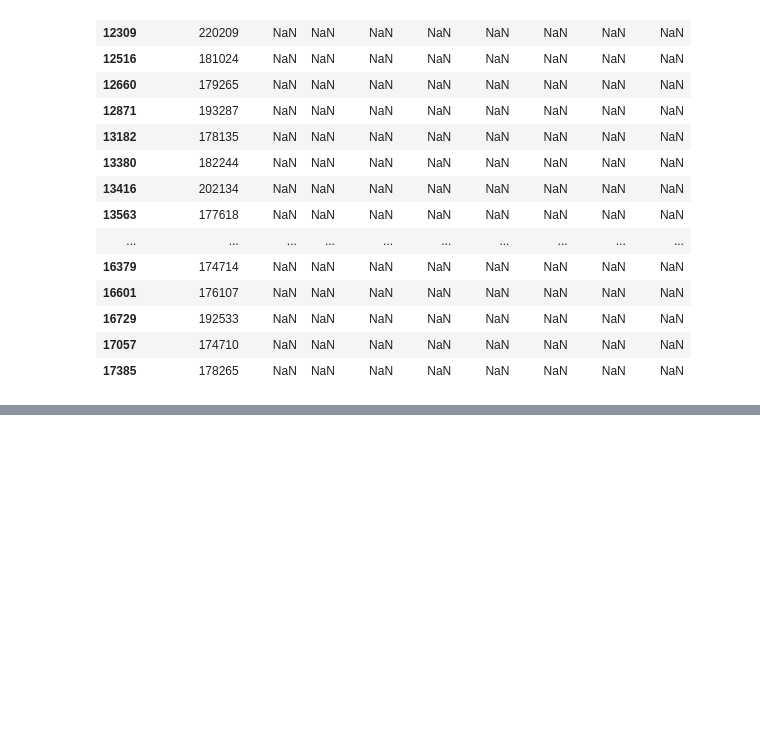
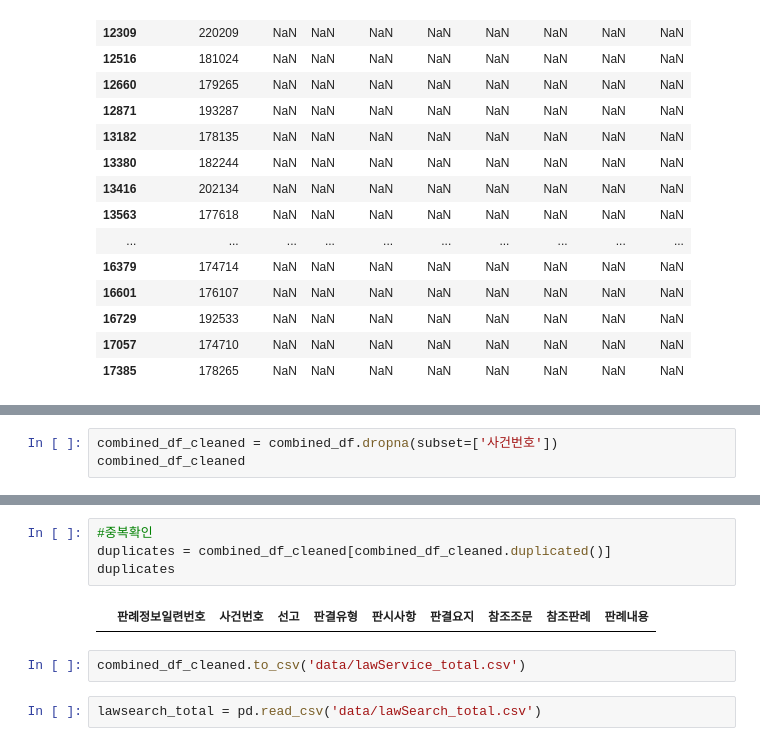
Before and after one commit to sesac-NoF/NoF, a Jupyter notebook: total_lawService.ipynb, the cells around one changed output, grey strips where cells are left out. Cells and saved outputs as stored; diff of their text form; blank space fills up the shorter version.

Commit message:
null데이터 제거한 lawSearch_total, lawService_total

```diff
--- a/total_lawService.ipynb
+++ b/total_lawService.ipynb
@@ -68,0 +71,3 @@ combined_df[combined_df['판례내용'].isnull()==True]
+# %%
+combined_df_cleaned = combined_df.dropna(subset=['사건번호'])
+combined_df_cleaned
@@ -68,0 +88,10 @@ combined_df[combined_df['판례내용'].isnull()==True]
+# %%
+#중복확인
+duplicates = combined_df_cleaned[combined_df_cleaned.duplicated()]
+duplicates
+# %% [output]
+|  | 판례정보일련번호 | 사건번호 | 선고 | 판결유형 | 판시사항 | 판결요지 | 참조조문 | 참조판례 | 판례내용 |
+# %%
+combined_df_cleaned.to_csv('data/lawService_total.csv')
+# %%
+lawsearch_total = pd.read_csv('data/lawSearch_total.csv')
```
Also changed, not shown: parts of 6 cells of this notebook, 1 other file.
